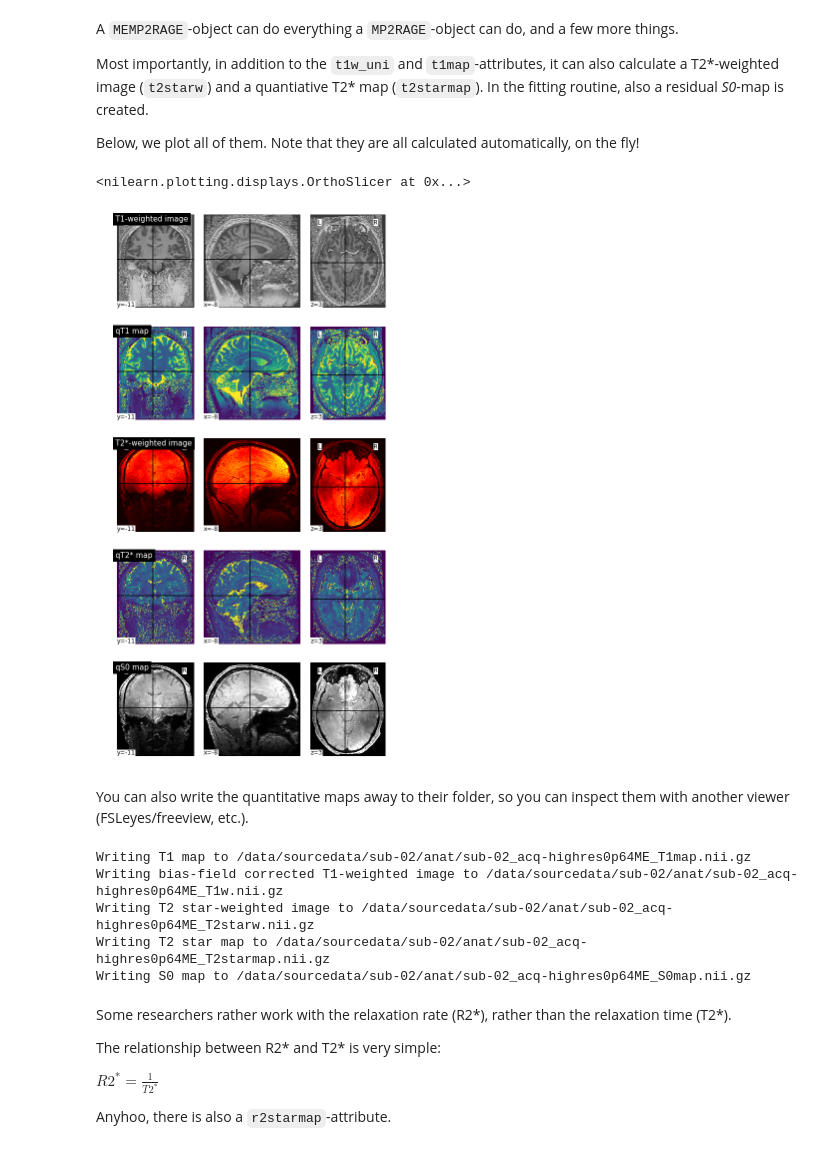
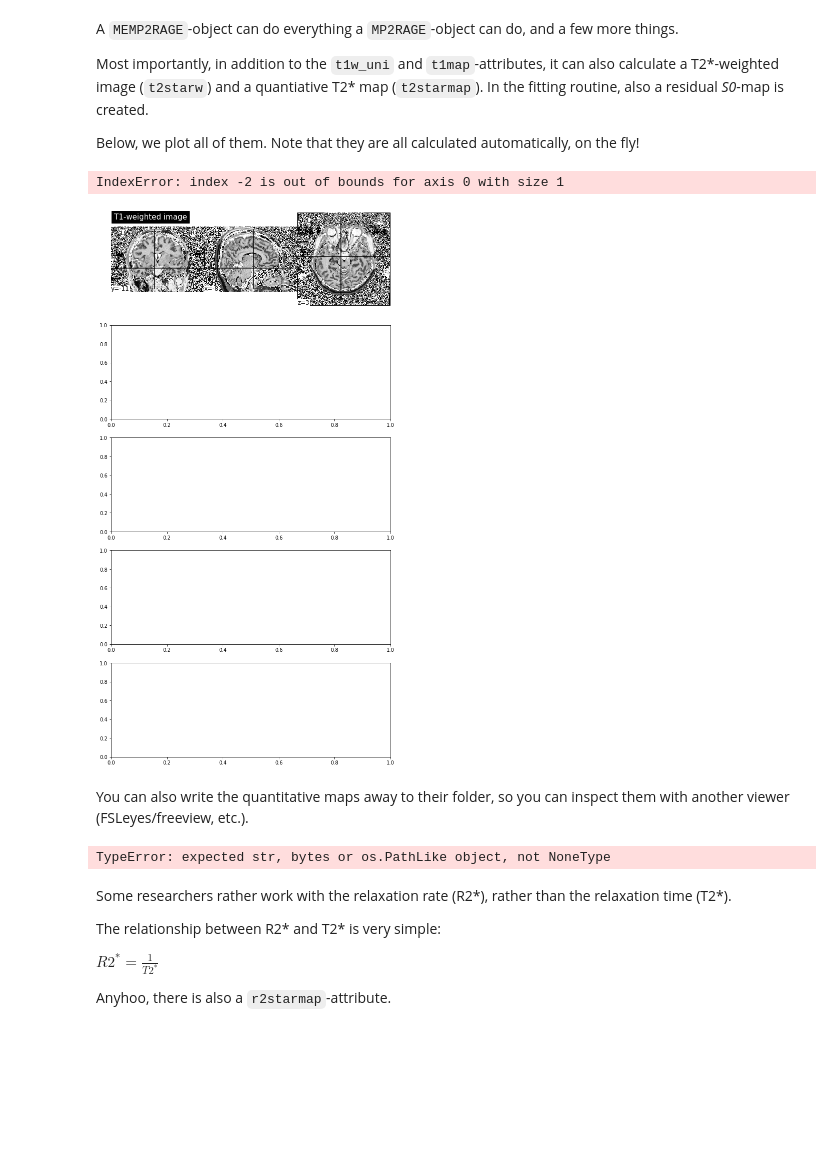
Before and after one commit to Jingwen-Yao/pymp2rage, a Jupyter notebook: notebooks/MPM with MEMP2RAGE.ipynb, the cells around one changed output. Cells and saved outputs as stored; diff of their text form; code cells hidden in the pictures; blank space fills up the shorter version.

```diff
--- a/notebooks/MPM with MEMP2RAGE.ipynb
+++ b/notebooks/MPM with MEMP2RAGE.ipynb
@@ -89,3 +18,25 @@ Found four echoes:
+# %%
+memp2rage = MEMP2RAGE(echo_times=[0.00187, 0.00378, 0.00568, 0.00758], # TEs of second inversion in seconds
+                      MPRAGE_tr=4.948,
+                      invtimesAB=[0.7, 2.7],
+                      flipangleABdegree=[8,10],
+                      nZslices=135,
+                      B0=3,
+                      FLASH_tr=[0.0105, 0.0105], # TRs of the first and second GRE block are
+                                                 # different now (second inversion has four echoes rather than one)
+                      inv1='/data/larson/jingwen/20220209_mp2rage_HV/ScanArchive/Series4/NIFTI_pymp2rage/Magni_TI1_echo1.nii',
+                      inv1ph='/data/larson/jingwen/20220209_mp2rage_HV/ScanArchive/Series4/NIFTI_pymp2rage/Phase_TI1_echo1.nii',
+                      # The second inversion magnitude and phase images now have four different echoes
+                      inv2=['/data/larson/jingwen/20220209_mp2rage_HV/ScanArchive/Series4/NIFTI_pymp2rage/Magni_TI2_echo1.nii',
+                            '/data/larson/jingwen/20220209_mp2rage_HV/ScanArchive/Series4/NIFTI_pymp2rage/Magni_TI2_echo2.nii',
+                            '/data/larson/jingwen/20220209_mp2rage_HV/ScanArchive/Series4/NIFTI_pymp2rage/Magni_TI2_echo3.nii',
+                            '/data/larson/jingwen/20220209_mp2rage_HV/ScanArchive/Series4/NIFTI_pymp2rage/Magni_TI2_echo4.nii'],
+                      inv2ph=['/data/larson/jingwen/20220209_mp2rage_HV/ScanArchive/Series4/NIFTI_pymp2rage/Phase_TI2_echo1.nii',
+                              '/data/larson/jingwen/20220209_mp2rage_HV/ScanArchive/Series4/NIFTI_pymp2rage/Phase_TI2_echo2.nii',
+                              '/data/larson/jingwen/20220209_mp2rage_HV/ScanArchive/Series4/NIFTI_pymp2rage/Phase_TI2_echo3.nii',
+                              '/data/larson/jingwen/20220209_mp2rage_HV/ScanArchive/Series4/NIFTI_pymp2rage/Phase_TI2_echo4.nii'],
+
+                     )
 # %% [markdown]
 A `MEMP2RAGE`-object can do everything a `MP2RAGE`-object can do, and a few more things.
 
@@ -99,27 +50,23 @@ import matplotlib.pyplot as plt
 # %%
 fig, axes = plt.subplots(5, 1, figsize=(10, 20))
 
 cut_coords = (-8, -11, 3)
 
 plotting.plot_img(memp2rage.t1w_uni, cut_coords, axes=axes[0], cmap=plt.cm.gray, title='T1-weighted image')
 plotting.plot_img(memp2rage.t1map, cut_coords, axes=axes[1], cmap=plt.cm.viridis, title='qT1 map', vmin=0, vmax=4000)
 
 plotting.plot_img(memp2rage.t2starw, cut_coords, axes=axes[2], title='T2*-weighted image', cmap=plt.cm.hot)
-plotting.plot_img(memp2rage.t2starmap, cut_coords, axes=axes[3], title='qT2* map', cmap=plt.cm.viridis, vmin=0, vmax=100)
-plotting.plot_img(memp2rage.s0, cut_coords, axes=axes[4], title='qS0 map', cmap=plt.cm.gray, vmin=0, vmax=4095)
+plotting.plot_img(memp2rage.t2starmap, cut_coords, axes=axes[3], title='qT2* map', cmap=plt.cm.viridis) # , vmin=0, vmax=100
+plotting.plot_img(memp2rage.s0, cut_coords, axes=axes[4], title='qS0 map', cmap=plt.cm.gray) # , vmin=0, vmax=4095
 # %% [output]
-<nilearn.plotting.displays.OrthoSlicer at 0x...>
+IndexError: index -2 is out of bounds for axis 0 with size 1
-[figure, old version]
+[figure, new version]
 # %% [markdown]
 You can also write the quantitative maps away to their folder, so you can inspect them with another viewer (FSLeyes/freeview, etc.).
 # %%
 memp2rage.write_files()
 # %% [output]
-Writing T1 map to /data/sourcedata/sub-02/anat/sub-02_acq-highres0p64ME_T1map.nii.gz
-Writing bias-field corrected T1-weighted image to /data/sourcedata/sub-02/anat/sub-02_acq-highres0p64ME_T1w.nii.gz
-Writing T2 star-weighted image to /data/sourcedata/sub-02/anat/sub-02_acq-highres0p64ME_T2starw.nii.gz
-Writing T2 star map to /data/sourcedata/sub-02/anat/sub-02_acq-highres0p64ME_T2starmap.nii.gz
-Writing S0 map to /data/sourcedata/sub-02/anat/sub-02_acq-highres0p64ME_S0map.nii.gz
+TypeError: expected str, bytes or os.PathLike object, not NoneType
 # %% [markdown]
 Some researchers rather work with the relaxation rate (R2\*), rather than the relaxation time (T2\*).
 
```
Also changed, not shown: parts of 12 cells of this notebook, 1 other file.
